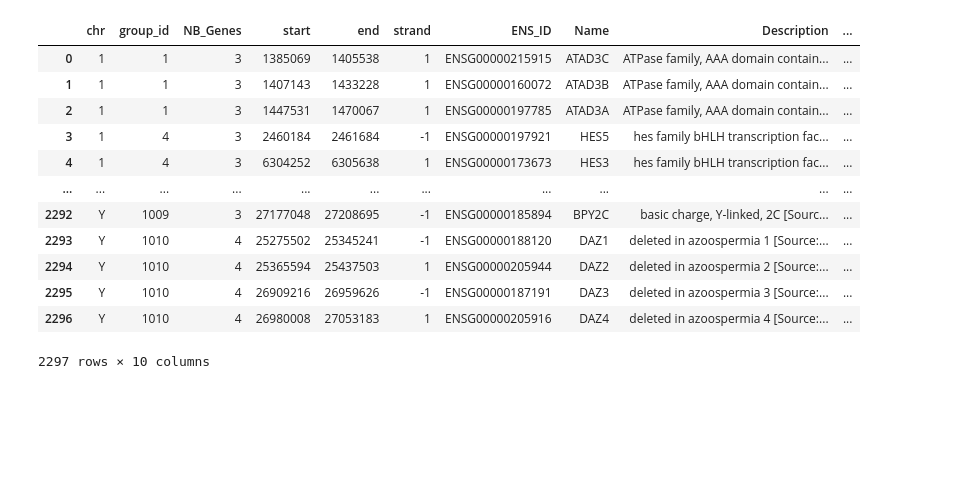
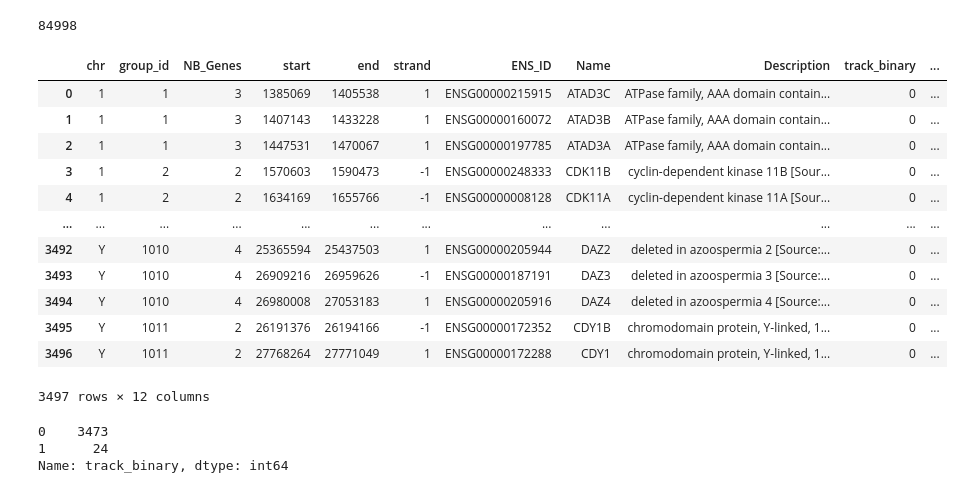
Before and after one commit to luisas/FED, a Jupyter notebook: src/notebook/01_paralogs.ipynb, the cells around one changed output. Saved outputs shown, nothing was run; the diff lists cells and outputs as text; code cells hidden in the pictures; blank space fills up the shorter version.

```diff
--- a/src/notebook/01_paralogs.ipynb
+++ b/src/notebook/01_paralogs.ipynb
@@ -34,17 +136,5 @@ False      87
 Name: track_binary_eval, dtype: int64
 # %%
-gene_pairs_eval
+1470067 -1385069
 # %% [output]
-|  | chr | group_id | NB_Genes | start | end | strand | ENS_ID | Name | Description | ... |
-| 0 | 1 | 1 | 3 | 1385069 | 1405538 | 1 | ENSG00000215915 | ATAD3C | ATPase family, AAA domain contain... | ... |
-| 1 | 1 | 1 | 3 | 1407143 | 1433228 | 1 | ENSG00000160072 | ATAD3B | ATPase family, AAA domain contain... | ... |
-| 2 | 1 | 1 | 3 | 1447531 | 1470067 | 1 | ENSG00000197785 | ATAD3A | ATPase family, AAA domain contain... | ... |
-| 3 | 1 | 4 | 3 | 2460184 | 2461684 | -1 | ENSG00000197921 | HES5 | hes family bHLH transcription fac... | ... |
-| 4 | 1 | 4 | 3 | 6304252 | 6305638 | 1 | ENSG00000173673 | HES3 | hes family bHLH transcription fac... | ... |
-| ... | ... | ... | ... | ... | ... | ... | ... | ... | ... | ... |
-| 2292 | Y | 1009 | 3 | 27177048 | 27208695 | -1 | ENSG00000185894 | BPY2C | basic charge, Y-linked, 2C [Sourc... | ... |
-| 2293 | Y | 1010 | 4 | 25275502 | 25345241 | -1 | ENSG00000188120 | DAZ1 | deleted in azoospermia 1 [Source:... | ... |
-| 2294 | Y | 1010 | 4 | 25365594 | 25437503 | 1 | ENSG00000205944 | DAZ2 | deleted in azoospermia 2 [Source:... | ... |
-| 2295 | Y | 1010 | 4 | 26909216 | 26959626 | -1 | ENSG00000187191 | DAZ3 | deleted in azoospermia 3 [Source:... | ... |
-| 2296 | Y | 1010 | 4 | 26980008 | 27053183 | 1 | ENSG00000205916 | DAZ4 | deleted in azoospermia 4 [Source:... | ... |
-2297 rows × 10 columns
+84998
@@ -50,0 +145,16 @@ gene_pairs_eval
+# %%
+gene_pairs_eval_distance.
+# %% [output]
+|  | chr | group_id | NB_Genes | start | end | strand | ENS_ID | Name | Description | track_binary | ... |
+| 0 | 1 | 1 | 3 | 1385069 | 1405538 | 1 | ENSG00000215915 | ATAD3C | ATPase family, AAA domain contain... | 0 | ... |
+| 1 | 1 | 1 | 3 | 1407143 | 1433228 | 1 | ENSG00000160072 | ATAD3B | ATPase family, AAA domain contain... | 0 | ... |
+| 2 | 1 | 1 | 3 | 1447531 | 1470067 | 1 | ENSG00000197785 | ATAD3A | ATPase family, AAA domain contain... | 0 | ... |
+| 3 | 1 | 2 | 2 | 1570603 | 1590473 | -1 | ENSG00000248333 | CDK11B | cyclin-dependent kinase 11B [Sour... | 0 | ... |
+| 4 | 1 | 2 | 2 | 1634169 | 1655766 | -1 | ENSG00000008128 | CDK11A | cyclin-dependent kinase 11A [Sour... | 0 | ... |
+| ... | ... | ... | ... | ... | ... | ... | ... | ... | ... | ... | ... |
+| 3492 | Y | 1010 | 4 | 25365594 | 25437503 | 1 | ENSG00000205944 | DAZ2 | deleted in azoospermia 2 [Source:... | 0 | ... |
+| 3493 | Y | 1010 | 4 | 26909216 | 26959626 | -1 | ENSG00000187191 | DAZ3 | deleted in azoospermia 3 [Source:... | 0 | ... |
+| 3494 | Y | 1010 | 4 | 26980008 | 27053183 | 1 | ENSG00000205916 | DAZ4 | deleted in azoospermia 4 [Source:... | 0 | ... |
+| 3495 | Y | 1011 | 2 | 26191376 | 26194166 | -1 | ENSG00000172352 | CDY1B | chromodomain protein, Y-linked, 1... | 0 | ... |
+| 3496 | Y | 1011 | 2 | 27768264 | 27771049 | 1 | ENSG00000172288 | CDY1 | chromodomain protein, Y-linked, 1... | 0 | ... |
+3497 rows × 12 columns
@@ -50,0 +163,6 @@ gene_pairs_eval
+# %%
+gene_pairs_eval_distance.track_binary.value_counts()
+# %% [output]
+0    3473
+1      24
+Name: track_binary, dtype: int64
```
Also changed, not shown: parts of 18 cells of this notebook, 16 other files.
